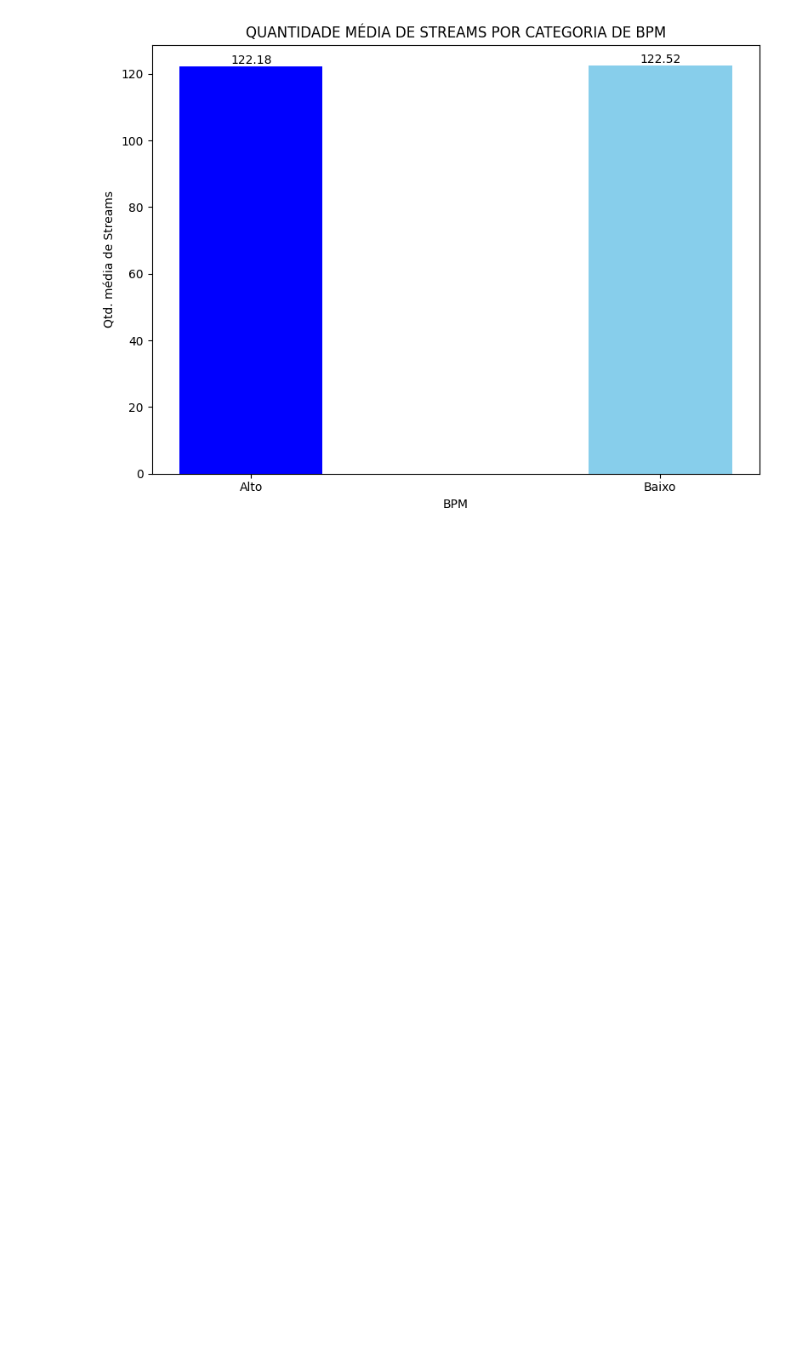
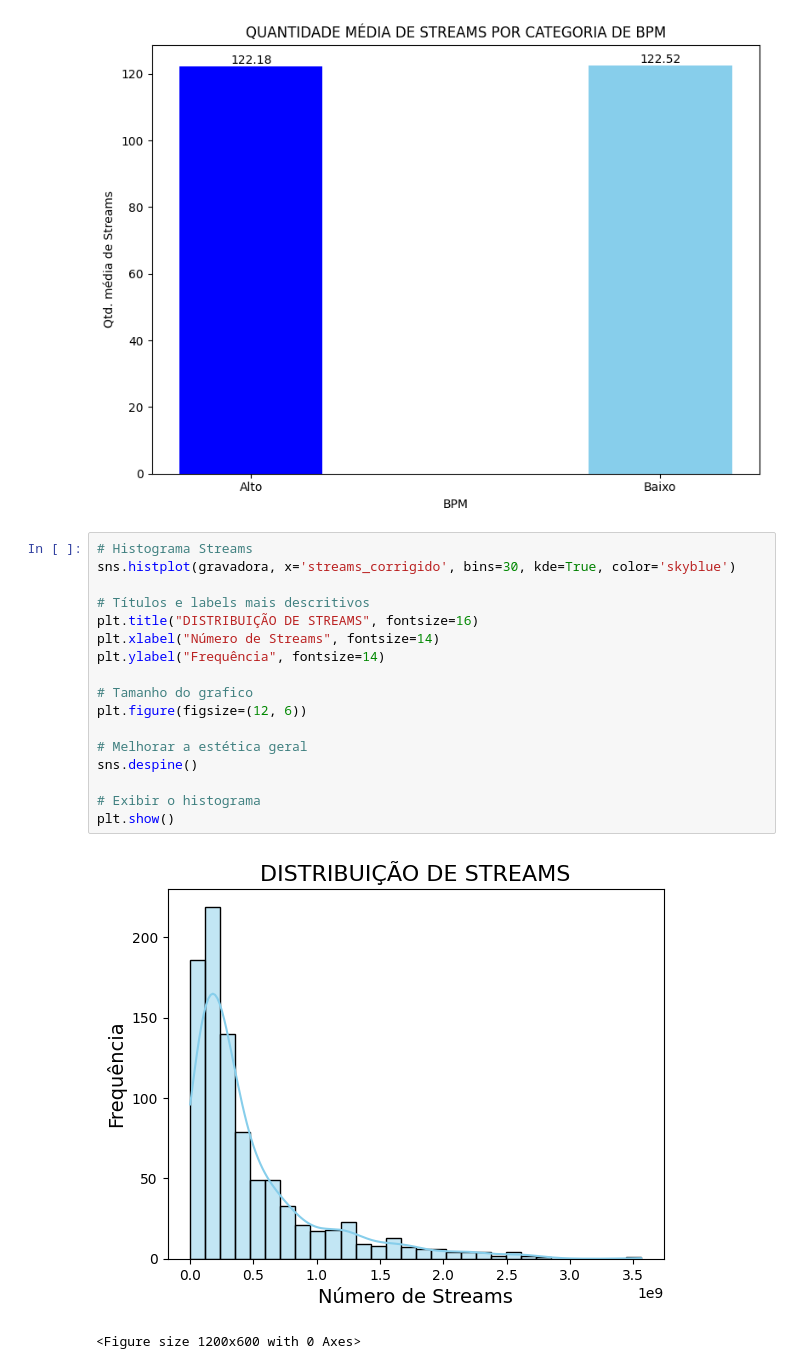
Before and after one commit to CarolyneS14/Hipoteses, a Jupyter notebook: Hipóteses.ipynb, the cells around one changed output. Saved outputs shown, nothing was run; the diff lists cells and outputs as text; blank space fills up the shorter version.

```diff
--- a/Hipóteses.ipynb
+++ b/Hipóteses.ipynb
@@ -861,3 +892,23 @@ plt.tight_layout()
 plt.show()
 # %% [output]
 [figure]
+# %%
+# Histograma Streams
+sns.histplot(gravadora, x='streams_corrigido', bins=30, kde=True, color='skyblue')
+
+# Títulos e labels mais descritivos
+plt.title("DISTRIBUIÇÃO DE STREAMS", fontsize=16)
+plt.xlabel("Número de Streams", fontsize=14)
+plt.ylabel("Frequência", fontsize=14)
+
+# Tamanho do grafico
+plt.figure(figsize=(12, 6))
+
+# Melhorar a estética geral
+sns.despine()
+
+# Exibir o histograma
+plt.show()
+# %% [output]
+[figure, added]
+<Figure size 1200x600 with 0 Axes>
```
Also changed, not shown: parts of 2 cells of this notebook.
